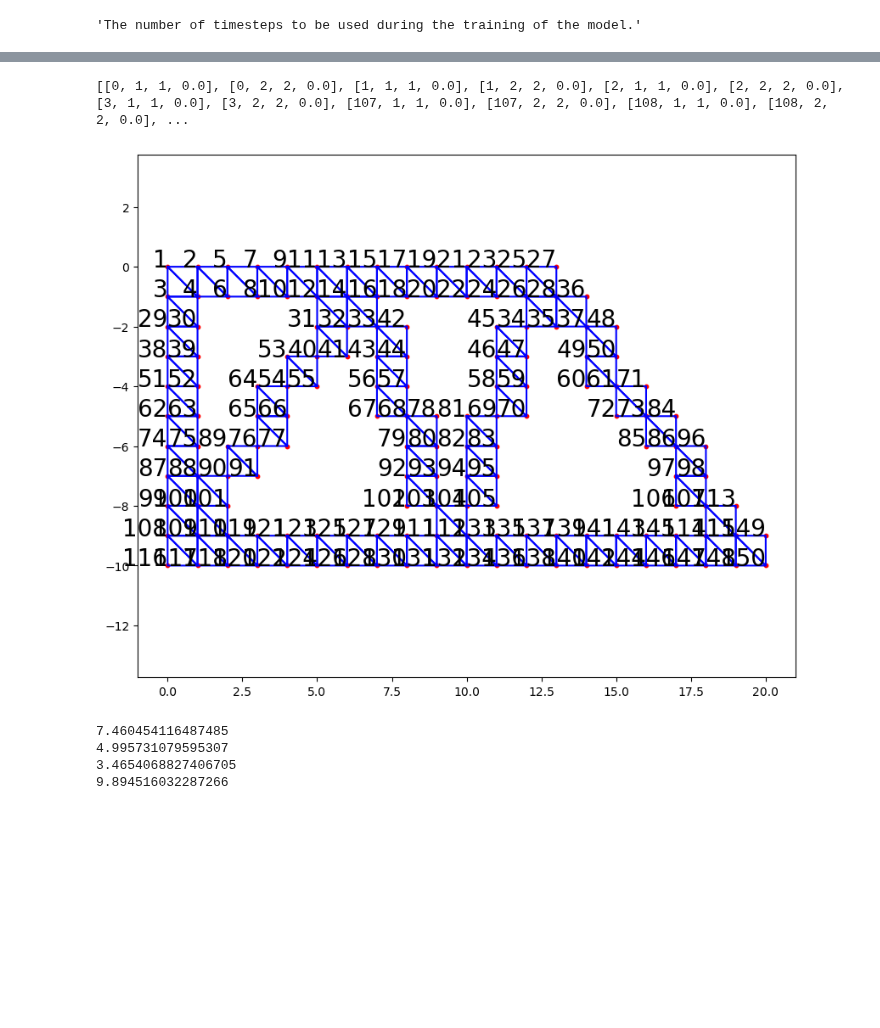
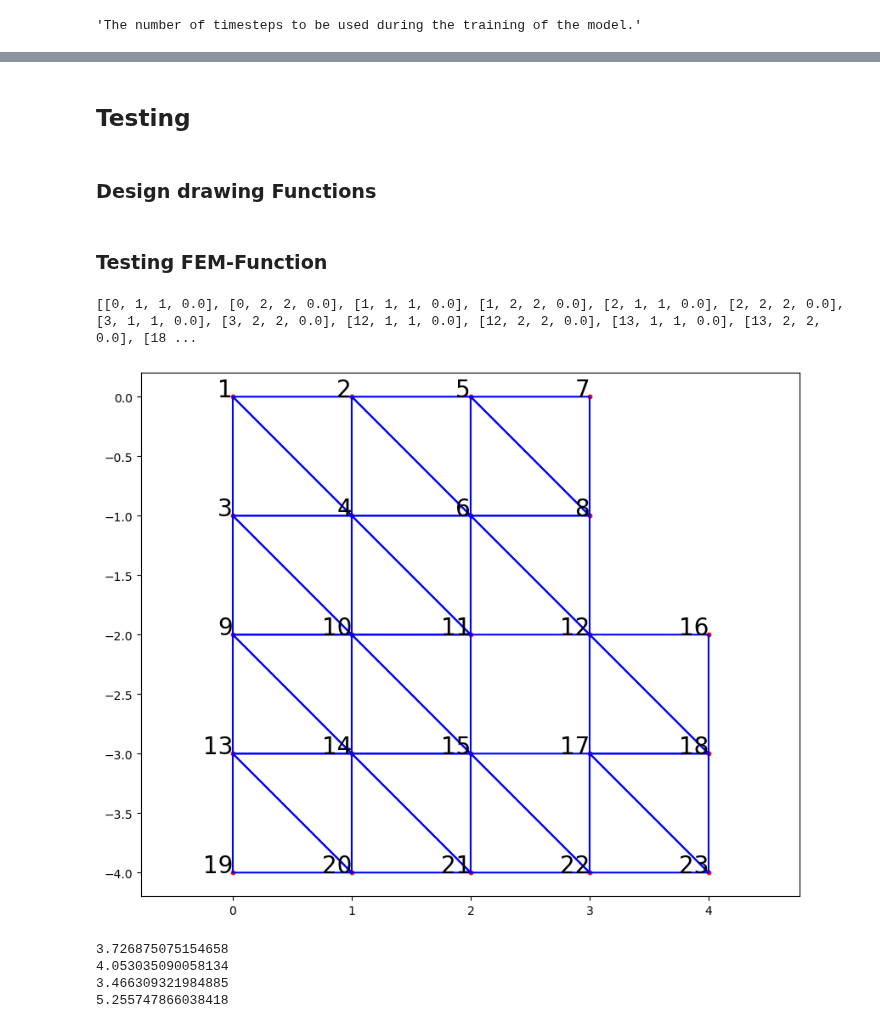
Before and after one commit to adrian0850/topology_optimization_RL_BA, a Jupyter notebook: src/from scratch V3.ipynb, the cells around one changed output, grey strips where cells are left out. Saved outputs shown, nothing was run; the diff lists cells and outputs as text; code cells hidden in the pictures; blank space fills up the shorter version.

```diff
--- a/src/from scratch V3.ipynb
+++ b/src/from scratch V3.ipynb
@@ -33,10 +33,10 @@ To enable the following instructions: SSE4.1 SSE4.2 AVX AVX2 AVX_VNNI FMA, in ot
 ## Parameters
 #### Design Parameters
 # %%
-HEIGHT = 10
+HEIGHT = 4
 """The height of the design space."""
 
-WIDTH = 20
+WIDTH = 4
 """The width of the design space."""
 
 bound_nodes_list = [(0, 0), (HEIGHT-1, 0)]
@@ -745,25 +835,22 @@ print(bad_matrix)
+# %% [markdown]
+## Testing
+# %% [markdown]
+### Design drawing Functions
+# %% [markdown]
+### Testing FEM-Function
 # %%
-# Constants for the dimensions
-DESIGN = 0
-BOUND = 1
-LOADED_X = 2
-LOADED_Y = 3
+# Initialize the design_space as a 3D matrix
+design_space = np.zeros((4, HEIGHT, WIDTH))
 
-height = HEIGHT
-width = WIDTH
-
-# Initialize the design_space as a 3D matrix
-design_space = np.zeros((4, height, width))
-
-design_space2= np.zeros((4, height, width))
-design_space3= np.zeros((4, height, width))
-design_space4= np.zeros((4, height, width))
+design_space2= np.zeros((4, HEIGHT, WIDTH))
+design_space3= np.zeros((4, HEIGHT, WIDTH))
+design_space4= np.zeros((4, HEIGHT, WIDTH))
 # Example design matrix
 design_matrix = build_truss_design()
 
 half_matrix = build_half_design_matrix()
 
-full_matrix = np.ones((height, width))
+full_matrix = np.ones((HEIGHT, WIDTH))
 
 bad_design = build_bad_design_matrix()
 
@@ -787,36 +874,36 @@ design_space4[BOUND, :, :] = design_space[BOUND, :, :]
 
 design_space[LOADED_Y, -1, -1] = -1
 
 design_space2[LOADED_Y, -1, -1] = -1
 design_space3[LOADED_Y, -1, -1] = -1
 design_space4[LOADED_Y, -1, -1] = -1
 
 #print(design_space)
 
 #print(extract_fem_data(design_space))
 
 a,b,c, d = extract_fem_data(design_space)
 print(c, d)
 plot_mesh(a, b)
 smax, emax, avg_u1, avg_u2, element_count, average_stress, average_strain, max_displacement_1, max_displacement_2 = FEM(a, b, c, d)
 print(reward_function(smax, emax, avg_u1, avg_u2, element_count, average_stress, max_displacement_1, max_displacement_2))
 
 
 a,b,c, d = extract_fem_data(design_space2)
 smax, emax, avg_u1, avg_u2, element_count, average_stress, average_strain, max_displacement_1, max_displacement_2 = FEM(a, b, c, d)
 print(reward_function(smax, emax, avg_u1, avg_u2, element_count, average_stress, max_displacement_1, max_displacement_2))
 
 a,b,c, d = extract_fem_data(design_space3)
 smax, emax, avg_u1, avg_u2, element_count, average_stress, average_strain, max_displacement_1, max_displacement_2 = FEM(a, b, c, d)
 print(reward_function(smax, emax, avg_u1, avg_u2, element_count, average_stress, max_displacement_1, max_displacement_2))
 
 a,b,c, d = extract_fem_data(design_space4)
 smax, emax, avg_u1, avg_u2, element_count, average_stress, average_strain, max_displacement_1, max_displacement_2 = FEM(a, b, c, d)
 print(reward_function(smax, emax, avg_u1, avg_u2, element_count, average_stress, max_displacement_1, max_displacement_2))
 # %% [output]
-[[0, 1, 1, 0.0], [0, 2, 2, 0.0], [1, 1, 1, 0.0], [1, 2, 2, 0.0], [2, 1, 1, 0.0], [2, 2, 2, 0.0], [3, 1, 1, 0.0], [3, 2, 2, 0.0], [107, 1, 1, 0.0], [107, 2, 2, 0.0], [108, 1, 1, 0.0], [108, 2, 2, 0.0], ...
+[[0, 1, 1, 0.0], [0, 2, 2, 0.0], [1, 1, 1, 0.0], [1, 2, 2, 0.0], [2, 1, 1, 0.0], [2, 2, 2, 0.0], [3, 1, 1, 0.0], [3, 2, 2, 0.0], [12, 1, 1, 0.0], [12, 2, 2, 0.0], [13, 1, 1, 0.0], [13, 2, 2, 0.0], [18 ...
-[figure, old version]
+[figure, new version]
-7.460454116487485
-4.995731079595307
-3.4654068827406705
-9.894516032287266
+3.726875075154658
+4.053035090058134
+3.466309321984885
+5.255747866038418
```
Also changed, not shown: parts of 27 cells of this notebook, 2 other files.
